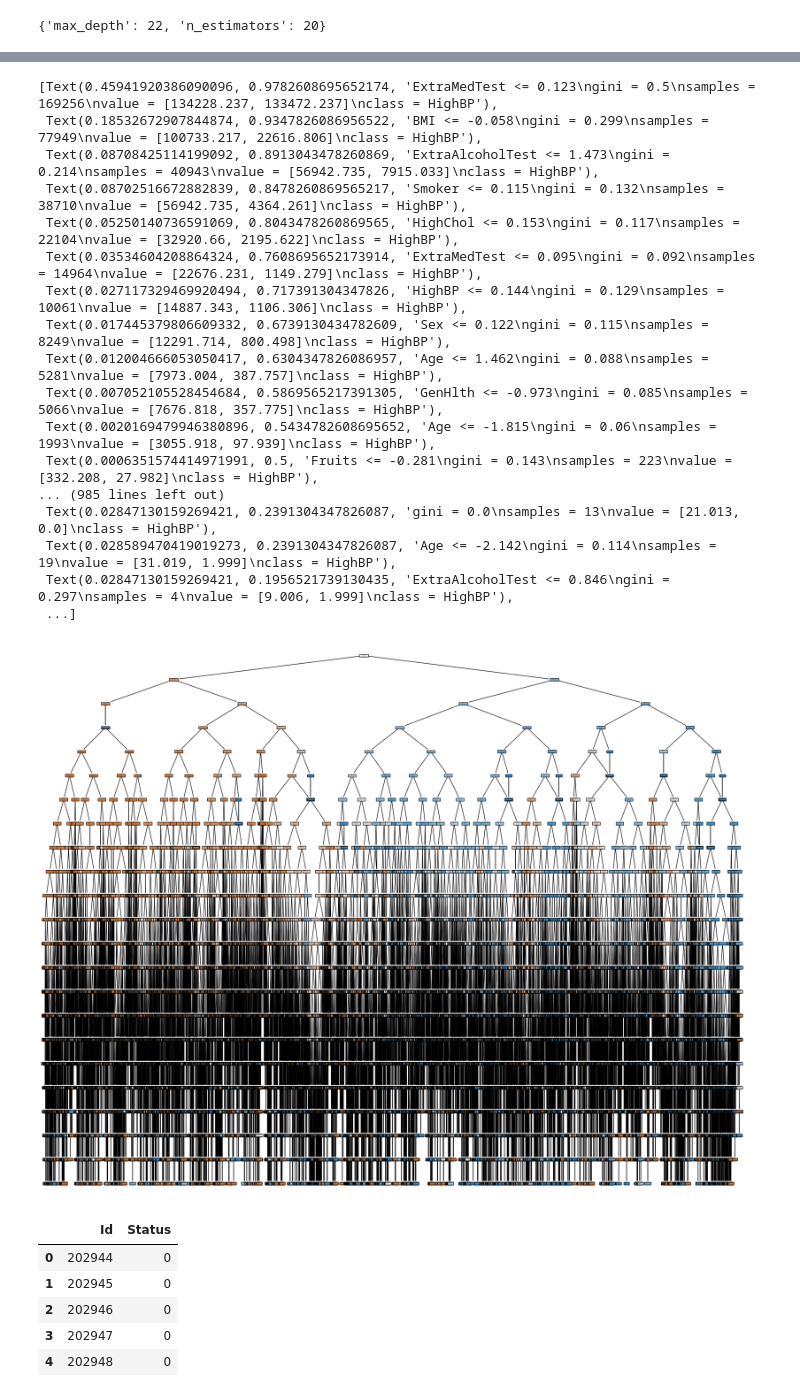
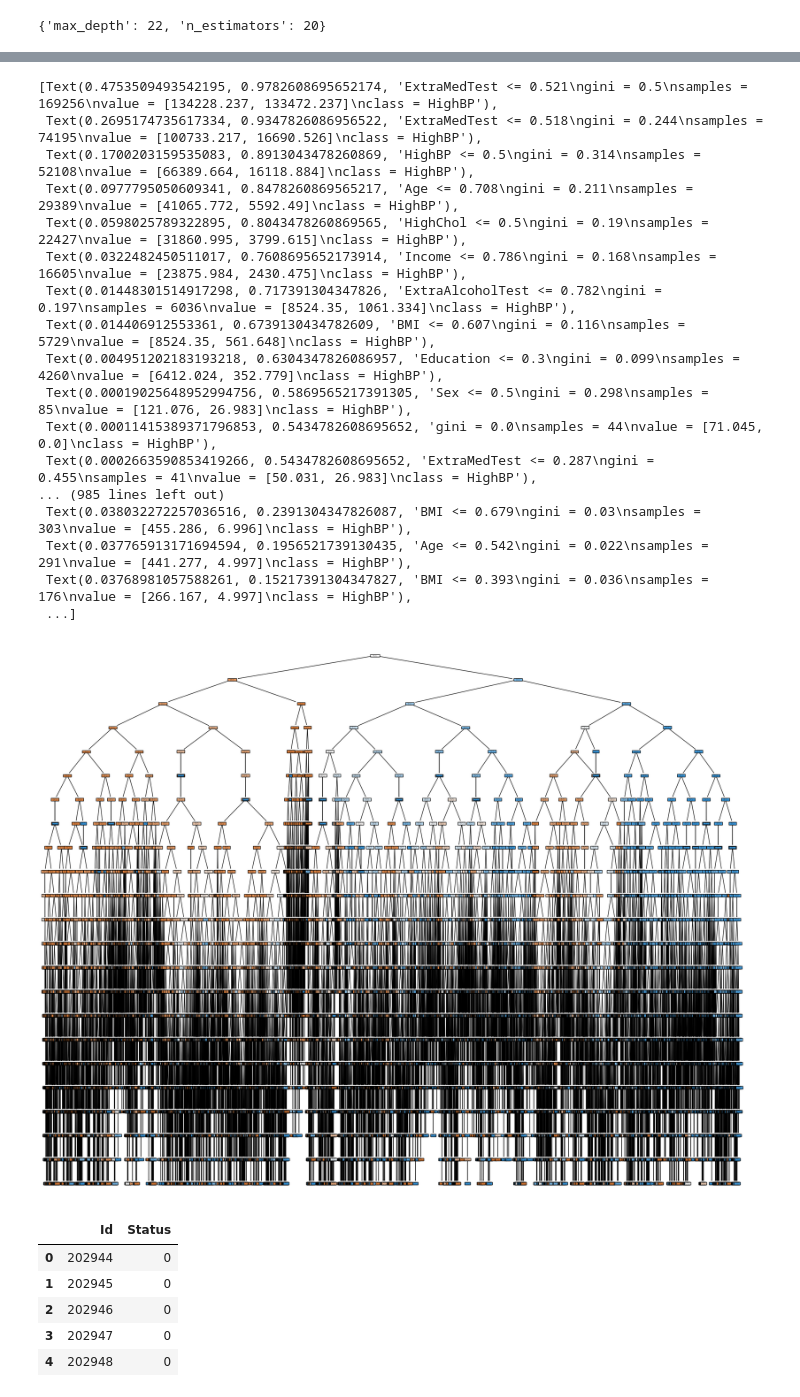
Before and after one commit to NgDK27/ML-A1, a Jupyter notebook: notebooks/4.Optimization.ipynb, the cells around one changed output, grey strips where cells are left out. Cells and saved outputs as stored; diff of their text form; code cells hidden in the pictures.

```diff
--- a/notebooks/4.Optimization.ipynb
+++ b/notebooks/4.Optimization.ipynb
@@ -39,20 +40,19 @@ params = {
 }
 
 clf = RandomForestClassifier(
-    criterion="gini",  # Good for balanced data (we have already up-sampled out data so it is now balanced)
+    criterion="gini",
     class_weight="balanced",
-    random_state=0     # Reproducible result
+    random_state=0
 )
 
-
-tree_clf = GridSearchCV(
+trees_clf = GridSearchCV(
     clf,
     params,
     scoring=["f1", "roc_auc"], refit="f1",
     return_train_score=True,
     n_jobs=-2
 )
-tree_clf.fit(train_X, train_y.values.ravel())
+trees_clf.fit(train_X, train_y.values.ravel())
 # %% [output]
 GridSearchCV(estimator=RandomForestClassifier(class_weight='balanced',
                                               random_state=0),
@@ -93,29 +119,29 @@ feature_importances
 # %%
 fig, ax = plt.subplots(figsize=(25,20))
-decision_tree = tree_clf.best_estimator_.estimators_[0]
+decision_tree = trees_clf.best_estimator_.estimators_[0]
 tree.plot_tree(
     decision_tree,
-    feature_names=['HighBP', 'HighChol', 'BMI', 'Smoker', 'Stroke', 'HeartDiseaseorAttack', 'PhysActivity', 'Fruits', 'Veggies', 'HvyAlcoholConsump', 'AnyHealthcare', 'NoDocbcCost', 'GenHlth', 'MentHlth', 'PhysHlth', 'DiffWalk', 'Sex', 'Age', 'Education', 'Income', 'ExtraMedTest', 'ExtraAlcoholTest'],
-    class_names=['HighBP', 'HighChol', 'BMI', 'Smoker', 'Stroke', 'HeartDiseaseorAttack', 'PhysActivity', 'Fruits', 'Veggies', 'HvyAlcoholConsump', 'AnyHealthcare', 'NoDocbcCost', 'GenHlth', 'MentHlth', 'PhysHlth', 'DiffWalk', 'Sex', 'Age', 'Education', 'Income', 'ExtraMedTest', 'ExtraAlcoholTest'],
+    feature_names=['HighBP', 'HighChol', 'BMI', 'Smoker', 'HeartDiseaseorAttack', 'PhysActivity', 'Fruits', 'Veggies', 'HvyAlcoholConsump', 'GenHlth', 'MentHlth', 'PhysHlth', 'Sex', 'Age', 'Education', 'Income', 'ExtraMedTest', 'ExtraAlcoholTest'],
+    class_names=['HighBP', 'HighChol', 'BMI', 'Smoker', 'HeartDiseaseorAttack', 'PhysActivity', 'Fruits', 'Veggies', 'HvyAlcoholConsump', 'GenHlth', 'MentHlth', 'PhysHlth', 'Sex', 'Age', 'Education', 'Income', 'ExtraMedTest', 'ExtraAlcoholTest'],
     filled=True, ax=ax
 )
 # %% [output]
-[Text(0.45941920386090096, 0.9782608695652174, 'ExtraMedTest <= 0.123\ngini = 0.5\nsamples = 169256\nvalue = [134228.237, 133472.237]\nclass = HighBP'),
- Text(0.18532672907844874, 0.9347826086956522, 'BMI <= -0.058\ngini = 0.299\nsamples = 77949\nvalue = [100733.217, 22616.806]\nclass = HighBP'),
- Text(0.08708425114199092, 0.8913043478260869, 'ExtraAlcoholTest <= 1.473\ngini = 0.214\nsamples = 40943\nvalue = [56942.735, 7915.033]\nclass = HighBP'),
- Text(0.08702516672882839, 0.8478260869565217, 'Smoker <= 0.115\ngini = 0.132\nsamples = 38710\nvalue = [56942.735, 4364.261]\nclass = HighBP'),
- Text(0.05250140736591069, 0.8043478260869565, 'HighChol <= 0.153\ngini = 0.117\nsamples = 22104\nvalue = [32920.66, 2195.622]\nclass = HighBP'),
- Text(0.03534604208864324, 0.7608695652173914, 'ExtraMedTest <= 0.095\ngini = 0.092\nsamples = 14964\nvalue = [22676.231, 1149.279]\nclass = HighBP'),
- Text(0.027117329469920494, 0.717391304347826, 'HighBP <= 0.144\ngini = 0.129\nsamples = 10061\nvalue = [14887.343, 1106.306]\nclass = HighBP'),
- Text(0.017445379806609332, 0.6739130434782609, 'Sex <= 0.122\ngini = 0.115\nsamples = 8249\nvalue = [12291.714, 800.498]\nclass = HighBP'),
- Text(0.012004666053050417, 0.6304347826086957, 'Age <= 1.462\ngini = 0.088\nsamples = 5281\nvalue = [7973.004, 387.757]\nclass = HighBP'),
- Text(0.007052105528454684, 0.5869565217391305, 'GenHlth <= -0.973\ngini = 0.085\nsamples = 5066\nvalue = [7676.818, 357.775]\nclass = HighBP'),
- Text(0.0020169479946380896, 0.5434782608695652, 'Age <= -1.815\ngini = 0.06\nsamples = 1993\nvalue = [3055.918, 97.939]\nclass = HighBP'),
- Text(0.0006351574414971991, 0.5, 'Fruits <= -0.281\ngini = 0.143\nsamples = 223\nvalue = [332.208, 27.982]\nclass = HighBP'),
+[Text(0.4753509493542195, 0.9782608695652174, 'ExtraMedTest <= 0.521\ngini = 0.5\nsamples = 169256\nvalue = [134228.237, 133472.237]\nclass = HighBP'),
+ Text(0.2695174735617334, 0.9347826086956522, 'ExtraMedTest <= 0.518\ngini = 0.244\nsamples = 74195\nvalue = [100733.217, 16690.526]\nclass = HighBP'),
+ Text(0.1700203159535083, 0.8913043478260869, 'HighBP <= 0.5\ngini = 0.314\nsamples = 52108\nvalue = [66389.664, 16118.884]\nclass = HighBP'),
+ Text(0.0977795050609341, 0.8478260869565217, 'Age <= 0.708\ngini = 0.211\nsamples = 29389\nvalue = [41065.772, 5592.49]\nclass = HighBP'),
+ Text(0.0598025789322895, 0.8043478260869565, 'HighChol <= 0.5\ngini = 0.19\nsamples = 22427\nvalue = [31860.995, 3799.615]\nclass = HighBP'),
+ Text(0.0322482450511017, 0.7608695652173914, 'Income <= 0.786\ngini = 0.168\nsamples = 16605\nvalue = [23875.984, 2430.475]\nclass = HighBP'),
+ Text(0.01448301514917298, 0.717391304347826, 'ExtraAlcoholTest <= 0.782\ngini = 0.197\nsamples = 6036\nvalue = [8524.35, 1061.334]\nclass = HighBP'),
+ Text(0.014406912553361, 0.6739130434782609, 'BMI <= 0.607\ngini = 0.116\nsamples = 5729\nvalue = [8524.35, 561.648]\nclass = HighBP'),
+ Text(0.004951202183193218, 0.6304347826086957, 'Education <= 0.3\ngini = 0.099\nsamples = 4260\nvalue = [6412.024, 352.779]\nclass = HighBP'),
+ Text(0.00019025648952994756, 0.5869565217391305, 'Sex <= 0.5\ngini = 0.298\nsamples = 85\nvalue = [121.076, 26.983]\nclass = HighBP'),
+ Text(0.00011415389371796853, 0.5434782608695652, 'gini = 0.0\nsamples = 44\nvalue = [71.045, 0.0]\nclass = HighBP'),
+ Text(0.0002663590853419266, 0.5434782608695652, 'ExtraMedTest <= 0.287\ngini = 0.455\nsamples = 41\nvalue = [50.031, 26.983]\nclass = HighBP'),
 ... (985 lines left out)
- Text(0.02847130159269421, 0.2391304347826087, 'gini = 0.0\nsamples = 13\nvalue = [21.013, 0.0]\nclass = HighBP'),
- Text(0.028589470419019273, 0.2391304347826087, 'Age <= -2.142\ngini = 0.114\nsamples = 19\nvalue = [31.019, 1.999]\nclass = HighBP'),
- Text(0.02847130159269421, 0.1956521739130435, 'ExtraAlcoholTest <= 0.846\ngini = 0.297\nsamples = 4\nvalue = [9.006, 1.999]\nclass = HighBP'),
+ Text(0.038032272257036516, 0.2391304347826087, 'BMI <= 0.679\ngini = 0.03\nsamples = 303\nvalue = [455.286, 6.996]\nclass = HighBP'),
+ Text(0.037765913171694594, 0.1956521739130435, 'Age <= 0.542\ngini = 0.022\nsamples = 291\nvalue = [441.277, 4.997]\nclass = HighBP'),
+ Text(0.03768981057588261, 0.15217391304347827, 'BMI <= 0.393\ngini = 0.036\nsamples = 176\nvalue = [266.167, 4.997]\nclass = HighBP'),
  ...]
-[figure, old version]
+[figure, new version]
 # %%
```
Also changed, not shown: parts of 8 cells of this notebook, 8 other files.
